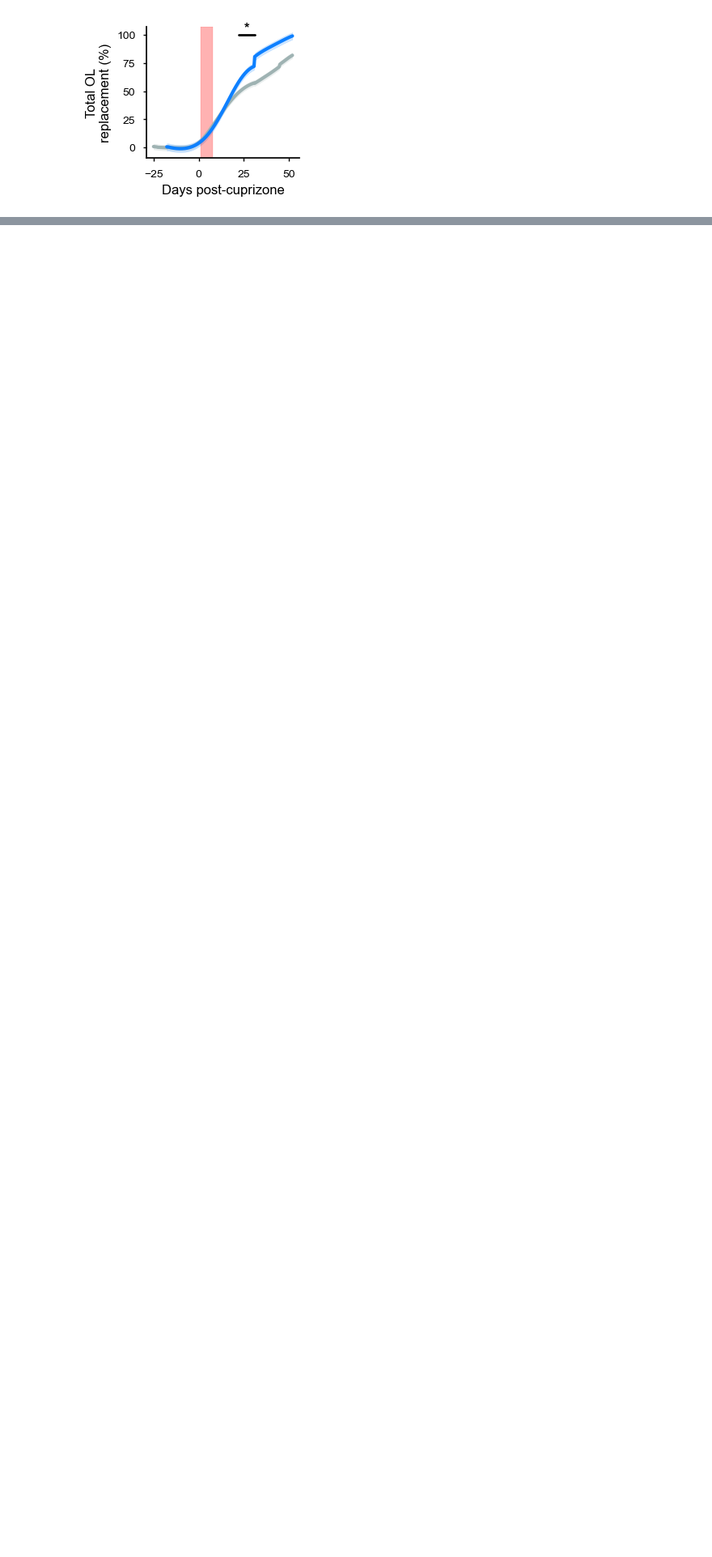
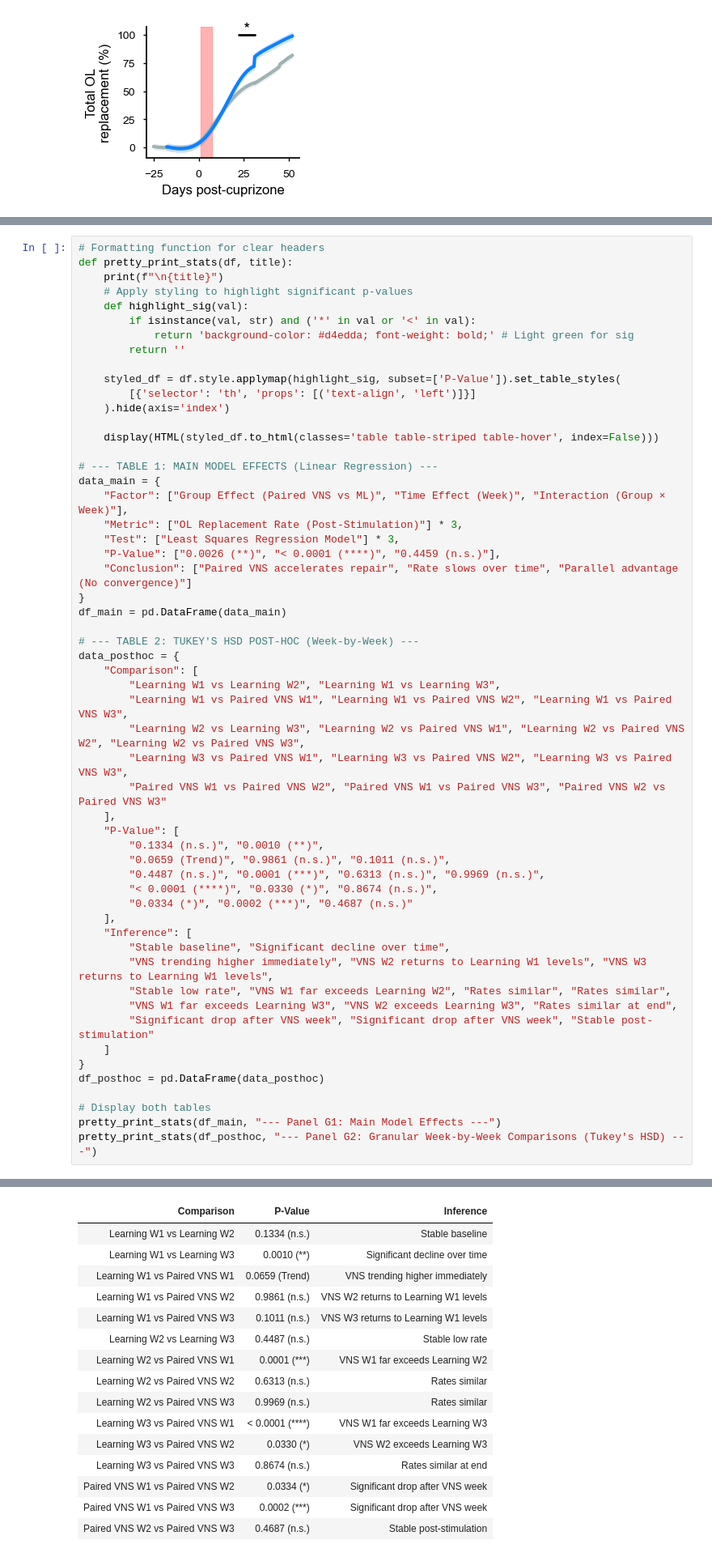
Before and after one commit to shayokdutta/vns_remyelination, a Jupyter notebook: _build/jupyter_execute/figure3_pairedVNSOligos.ipynb, the cells around one changed output, grey strips where cells are left out. Shown at 81% size. Drawn from its saved outputs; the diff is of its cells as text; blank space fills up the shorter version.

```diff
--- a/_build/jupyter_execute/figure3_pairedVNSOligos.ipynb
+++ b/_build/jupyter_execute/figure3_pairedVNSOligos.ipynb
@@ -1420 +1494,57 @@ Significant Windows found: ['20.0-49.0']
 ![Figure 3 Panel G](figure3/panelG.svg)
+# %%
+# Formatting function for clear headers
+def pretty_print_stats(df, title):
+    print(f"\n{title}")
+    # Apply styling to highlight significant p-values
+    def highlight_sig(val):
+        if isinstance(val, str) and ('*' in val or '<' in val):
+            return 'background-color: #d4edda; font-weight: bold;' # Light green for sig
+        return ''
+
+    styled_df = df.style.applymap(highlight_sig, subset=['P-Value']).set_table_styles(
+        [{'selector': 'th', 'props': [('text-align', 'left')]}]
+    ).hide(axis='index')
+
+    display(HTML(styled_df.to_html(classes='table table-striped table-hover', index=False)))
+
+# --- TABLE 1: MAIN MODEL EFFECTS (Linear Regression) ---
+data_main = {
+    "Factor": ["Group Effect (Paired VNS vs ML)", "Time Effect (Week)", "Interaction (Group × Week)"],
+    "Metric": ["OL Replacement Rate (Post-Stimulation)"] * 3,
+    "Test": ["Least Squares Regression Model"] * 3,
+    "P-Value": ["0.0026 (**)", "< 0.0001 (****)", "0.4459 (n.s.)"],
+    "Conclusion": ["Paired VNS accelerates repair", "Rate slows over time", "Parallel advantage (No convergence)"]
+}
+df_main = pd.DataFrame(data_main)
+
+# --- TABLE 2: TUKEY'S HSD POST-HOC (Week-by-Week) ---
+data_posthoc = {
+    "Comparison": [
+        "Learning W1 vs Learning W2", "Learning W1 vs Learning W3",
+        "Learning W1 vs Paired VNS W1", "Learning W1 vs Paired VNS W2", "Learning W1 vs Paired VNS W3",
+        "Learning W2 vs Learning W3", "Learning W2 vs Paired VNS W1", "Learning W2 vs Paired VNS W2", "Learning W2 vs Paired VNS W3",
+        "Learning W3 vs Paired VNS W1", "Learning W3 vs Paired VNS W2", "Learning W3 vs Paired VNS W3",
+        "Paired VNS W1 vs Paired VNS W2", "Paired VNS W1 vs Paired VNS W3", "Paired VNS W2 vs Paired VNS W3"
+    ],
+    "P-Value": [
+        "0.1334 (n.s.)", "0.0010 (**)",
+        "0.0659 (Trend)", "0.9861 (n.s.)", "0.1011 (n.s.)",
+        "0.4487 (n.s.)", "0.0001 (***)", "0.6313 (n.s.)", "0.9969 (n.s.)",
+        "< 0.0001 (****)", "0.0330 (*)", "0.8674 (n.s.)",
+        "0.0334 (*)", "0.0002 (***)", "0.4687 (n.s.)"
+    ],
+    "Inference": [
+        "Stable baseline", "Significant decline over time",
+        "VNS trending higher immediately", "VNS W2 returns to Learning W1 levels", "VNS W3 returns to Learning W1 levels",
+        "Stable low rate", "VNS W1 far exceeds Learning W2", "Rates similar", "Rates similar",
+        "VNS W1 far exceeds Learning W3", "VNS W2 exceeds Learning W3", "Rates similar at end",
+        "Significant drop after VNS week", "Significant drop after VNS week", "Stable post-stimulation"
+    ]
+}
+df_posthoc = pd.DataFrame(data_posthoc)
+
+# Display both tables
+pretty_print_stats(df_main, "--- Panel G1: Main Model Effects ---")
+pretty_print_stats(df_posthoc, "--- Panel G2: Granular Week-by-Week Comparisons (Tukey's HSD) ---")
+# %% [output]
@@ -1420,0 +1557,16 @@ Significant Windows found: ['20.0-49.0']
+| Comparison | P-Value | Inference |
+| Learning W1 vs Learning W2 | 0.1334 (n.s.) | Stable baseline |
+| Learning W1 vs Learning W3 | 0.0010 (**) | Significant decline over time |
+| Learning W1 vs Paired VNS W1 | 0.0659 (Trend) | VNS trending higher immediately |
+| Learning W1 vs Paired VNS W2 | 0.9861 (n.s.) | VNS W2 returns to Learning W1 levels |
+| Learning W1 vs Paired VNS W3 | 0.1011 (n.s.) | VNS W3 returns to Learning W1 levels |
+| Learning W2 vs Learning W3 | 0.4487 (n.s.) | Stable low rate |
+| Learning W2 vs Paired VNS W1 | 0.0001 (***) | VNS W1 far exceeds Learning W2 |
+| Learning W2 vs Paired VNS W2 | 0.6313 (n.s.) | Rates similar |
+| Learning W2 vs Paired VNS W3 | 0.9969 (n.s.) | Rates similar |
+| Learning W3 vs Paired VNS W1 | < 0.0001 (****) | VNS W1 far exceeds Learning W3 |
+| Learning W3 vs Paired VNS W2 | 0.0330 (*) | VNS W2 exceeds Learning W3 |
+| Learning W3 vs Paired VNS W3 | 0.8674 (n.s.) | Rates similar at end |
+| Paired VNS W1 vs Paired VNS W2 | 0.0334 (*) | Significant drop after VNS week |
+| Paired VNS W1 vs Paired VNS W3 | 0.0002 (***) | Significant drop after VNS week |
+| Paired VNS W2 vs Paired VNS W3 | 0.4687 (n.s.) | Stable post-stimulation |
```
Also changed, not shown: parts of 15 cells of this notebook, 9 other files.
